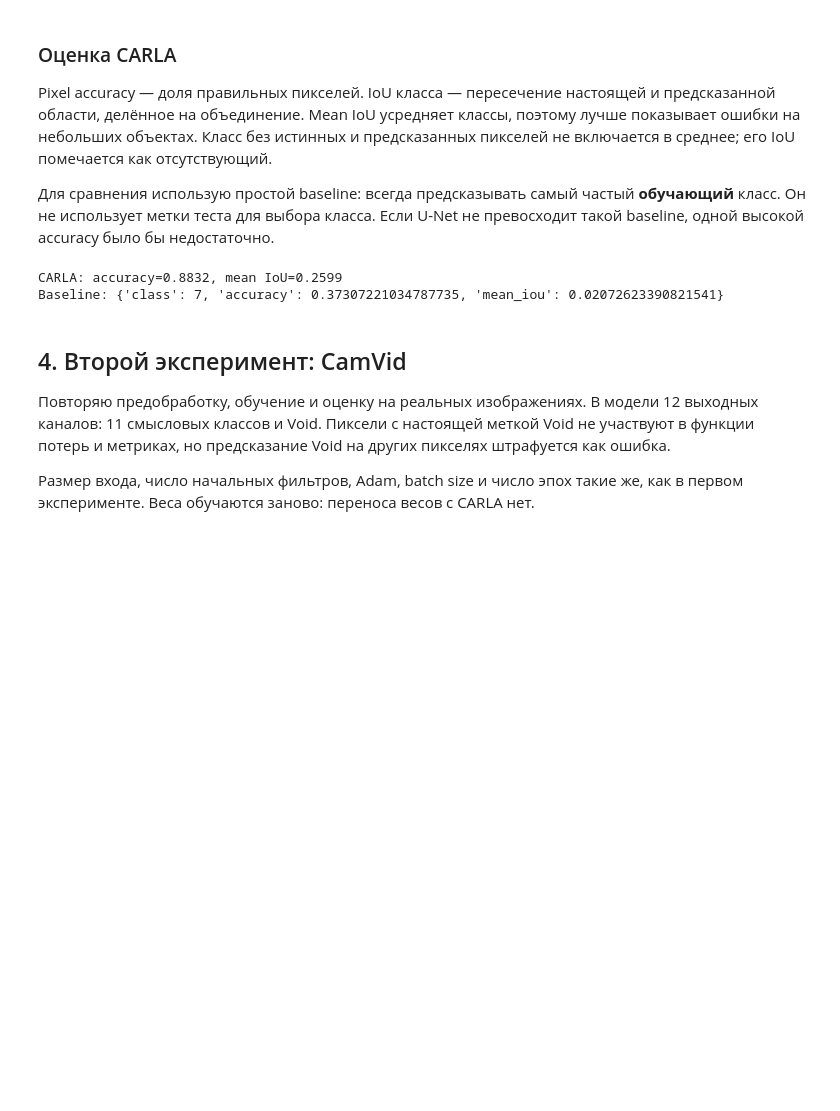
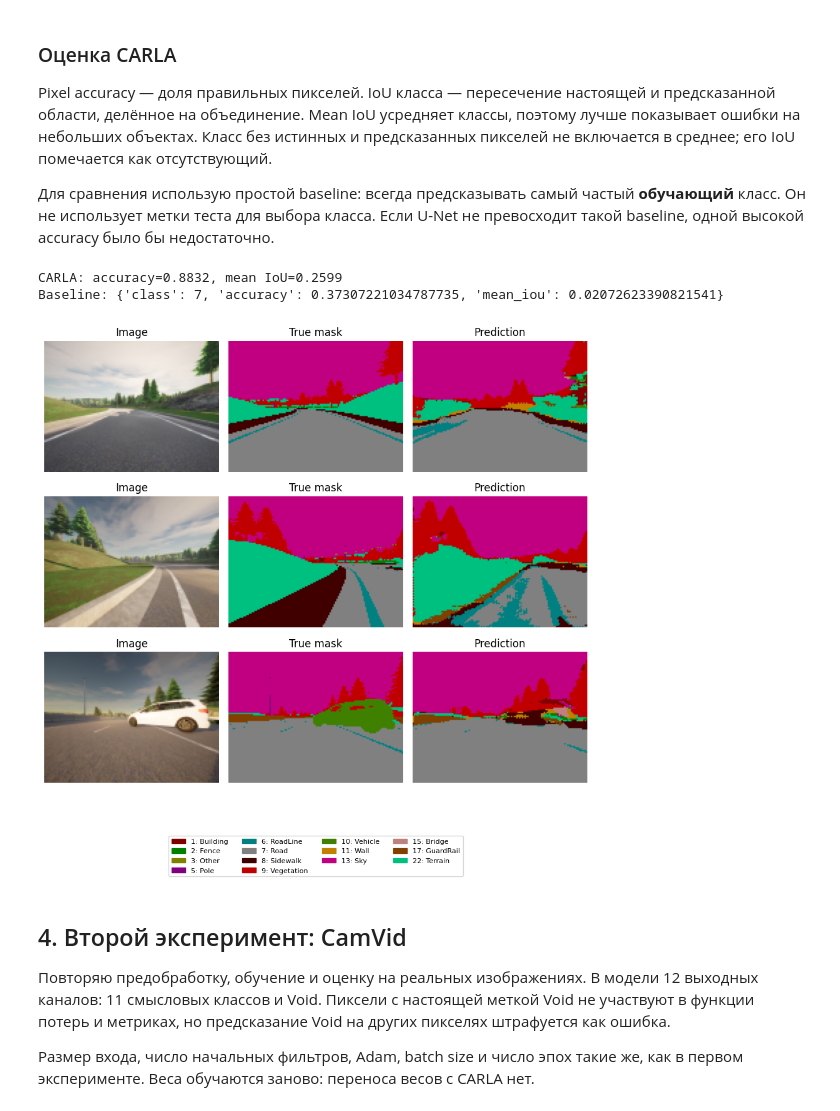
Before and after one commit to alinaRN1/cv2, a Jupyter notebook: CV_L2.ipynb, the cells around one changed output. Saved outputs shown, nothing was run; the diff lists cells and outputs as text; code cells hidden in the pictures; blank space fills up the shorter version.

```diff
--- a/CV_L2.ipynb
+++ b/CV_L2.ipynb
@@ -157,12 +170,15 @@ Pixel accuracy — доля правильных пикселей. IoU клас
 # %%
 carla_scores = evaluate_model(
     carla_model, carla_split["test"], (96, 128), 23, "carla",
     baseline_class=carla_stats["majority_class"], class_names=CARLA_CLASSES)
 print(f"CARLA: accuracy={carla_scores['accuracy']:.4f}, mean IoU={carla_scores['mean_iou']:.4f}")
 print("Baseline:", {key: carla_scores["majority_baseline"][key] for key in ["class", "accuracy", "mean_iou"]})
+show_predictions(carla_model, carla_split["test"], (96, 128), 23,
+                 "carla", class_names=CARLA_CLASSES)
 # %% [output]
 CARLA: accuracy=0.8832, mean IoU=0.2599
 Baseline: {'class': 7, 'accuracy': 0.37307221034787735, 'mean_iou': 0.02072623390821541}
+[figure, added]
 # %% [markdown]
 ## 4. Второй эксперимент: CamVid
 
```
Also changed, not shown: parts of 7 cells of this notebook, 12 other files.
